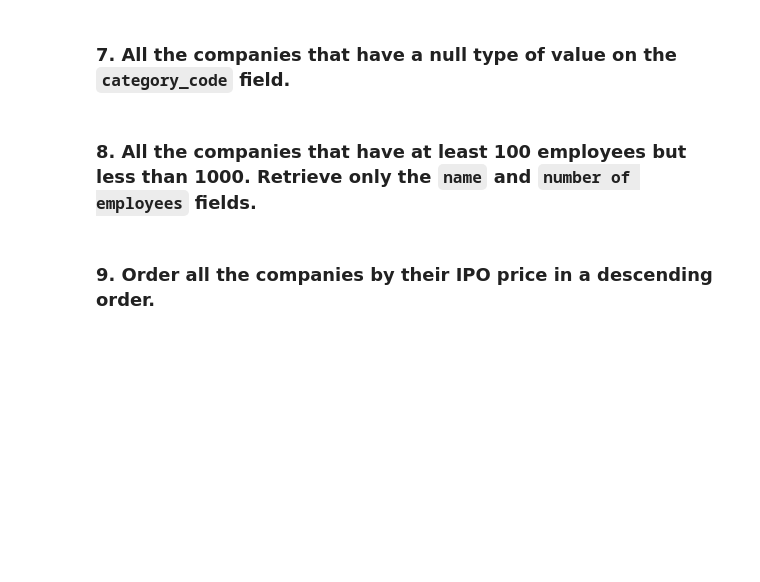
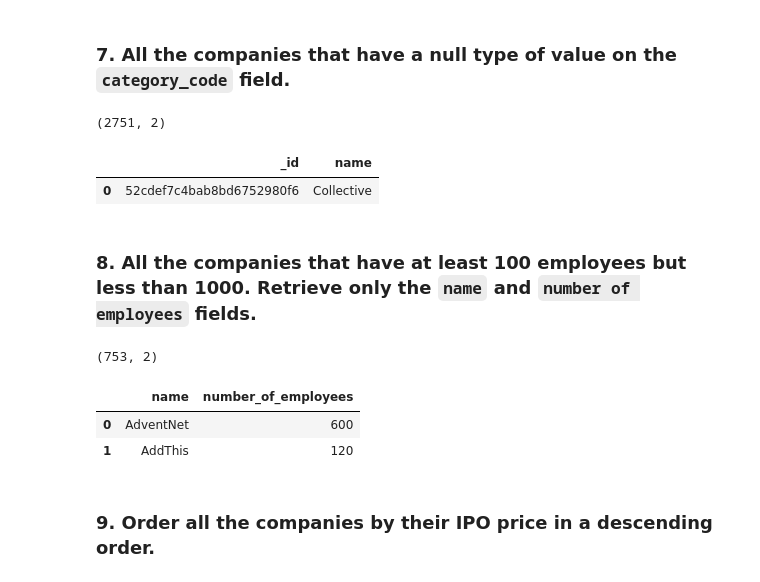
Before and after one commit to Ironhack-Data-Madrid-PartTime-Oct22/lab-mongo-queries, a Jupyter notebook: your_code/main.ipynb, the cells around one changed output. Cells and saved outputs as stored; diff of their text form; code cells hidden in the pictures; blank space fills up the shorter version.

```diff
--- a/your_code/main.ipynb
+++ b/your_code/main.ipynb
@@ -134,2 +132,11 @@ pd.DataFrame(db.companies.find({ 'partners': { '$exists': False}}, {'name':1} ))
+# %%
+# Your Code
+null_category = pd.DataFrame(db.coleccion.find({"category_code":{"$type":"null"}},{"name":1}))
+print(null_category.shape)
+null_category.head(1)
+# %% [output]
+(2751, 2)
+|  | _id | name |
+| 0 | 52cdef7c4bab8bd6752980f6 | Collective |
 # %% [markdown]
 ### 8. All the companies that have at least 100 employees but less than 1000. Retrieve only the `name` and `number of employees` fields.
@@ -138,3 +143,16 @@ pd.DataFrame(db.companies.find({ 'partners': { '$exists': False}}, {'name':1} ))
+# %%
+# Your Code
+cond01 = {'number_of_employees': {"$gt": 100}}
+cond02 = {'number_of_employees': {"$lt": 1000}}
+
+companies_100_1000 = pd.DataFrame(db.coleccion.find({'$and': [cond01,cond02]}, {'name':1, 'number_of_employees':1, '_id':0}))
+print(companies_100_1000.shape)
+companies_100_1000.head(2)
+# %% [output]
+(753, 2)
+|  | name | number_of_employees |
+| 0 | AdventNet | 600 |
+| 1 | AddThis | 120 |
 # %% [markdown]
 ### 9. Order all the companies by their IPO price in a descending order.
 # %%
```
Also changed, not shown: parts of 3 cells of this notebook.
